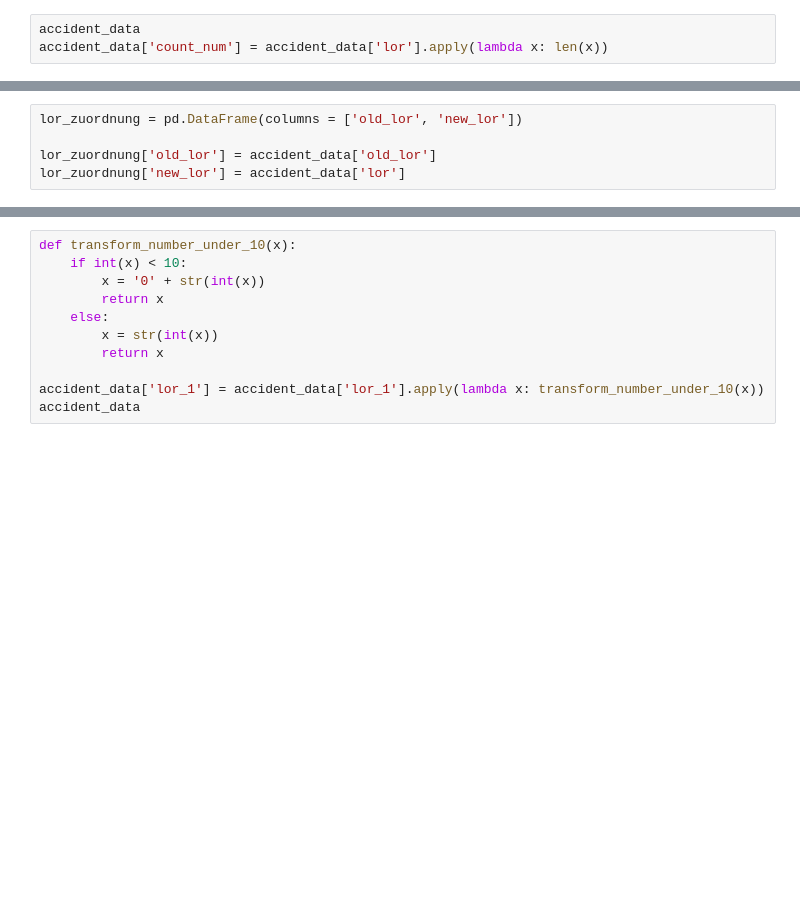
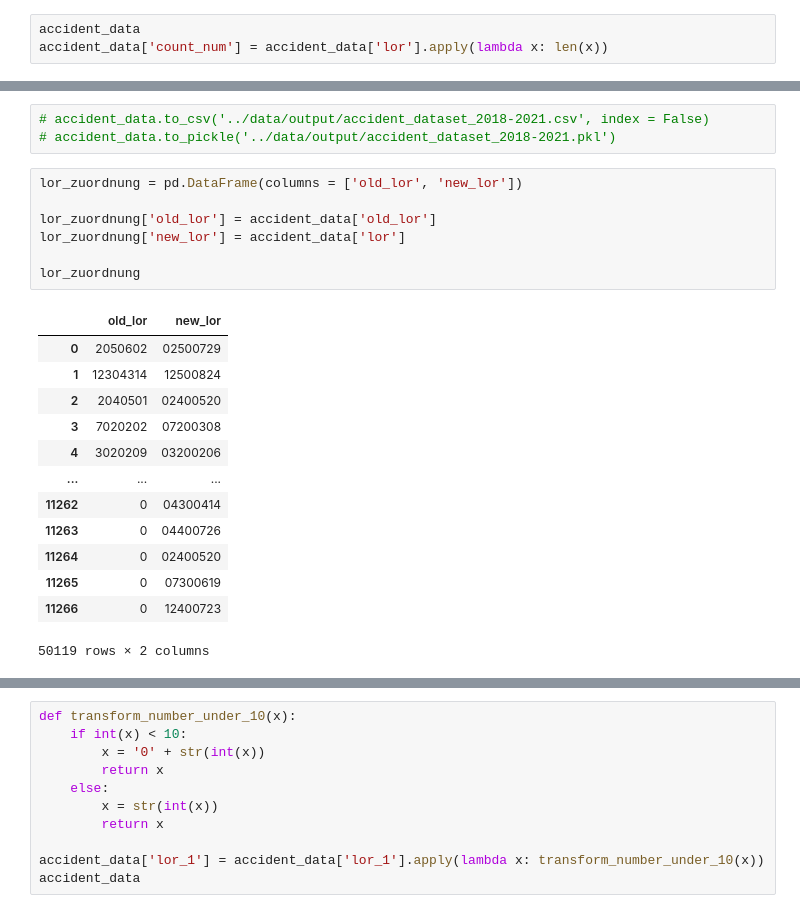
Before and after one commit to domenicsawatzki/IH_project_mid-term, a Jupyter notebook: src/accident_data_import.ipynb, the cells around one changed output, grey strips where cells are left out. Drawn from its saved outputs; the diff is of its cells as text; blank space fills up the shorter version.

Commit message:
updated geo datasets

```diff
--- a/src/accident_data_import.ipynb
+++ b/src/accident_data_import.ipynb
@@ -519,10 +542,29 @@ accident_data
 | 11266 | 109753-2021-12400723 | 109753 | 0 | 0 | 12400723 | 2021 | 1 | 14 | 2 | 3 | ... |
 50119 rows × 33 columns
+# %%
+# accident_data.to_csv('../data/output/accident_dataset_2018-2021.csv', index = False)
+# accident_data.to_pickle('../data/output/accident_dataset_2018-2021.pkl')
 # %%
 lor_zuordnung = pd.DataFrame(columns = ['old_lor', 'new_lor'])
 
 lor_zuordnung['old_lor'] = accident_data['old_lor']
 lor_zuordnung['new_lor'] = accident_data['lor']
+
+lor_zuordnung
+# %% [output]
+|  | old_lor | new_lor |
+| 0 | 2050602 | 02500729 |
+| 1 | 12304314 | 12500824 |
+| 2 | 2040501 | 02400520 |
+| 3 | 7020202 | 07200308 |
+| 4 | 3020209 | 03200206 |
+| ... | ... | ... |
+| 11262 | 0 | 04300414 |
+| 11263 | 0 | 04400726 |
+| 11264 | 0 | 02400520 |
+| 11265 | 0 | 07300619 |
+| 11266 | 0 | 12400723 |
+50119 rows × 2 columns
 # %%
 lor_zuordnung = lor_zuordnung[lor_zuordnung['old_lor'] > 0]
 
```
Also changed, not shown: parts of 5 cells of this notebook, 8 other files.
